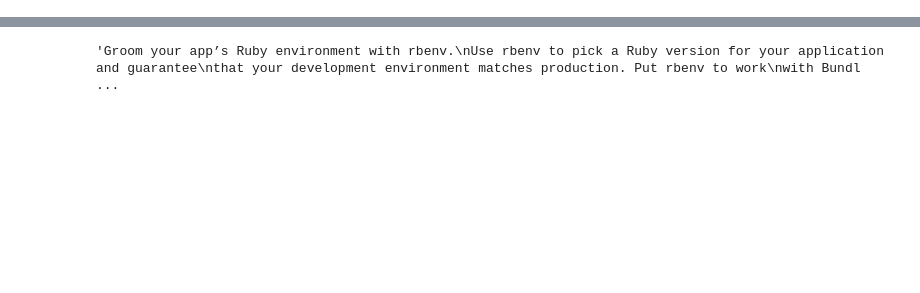
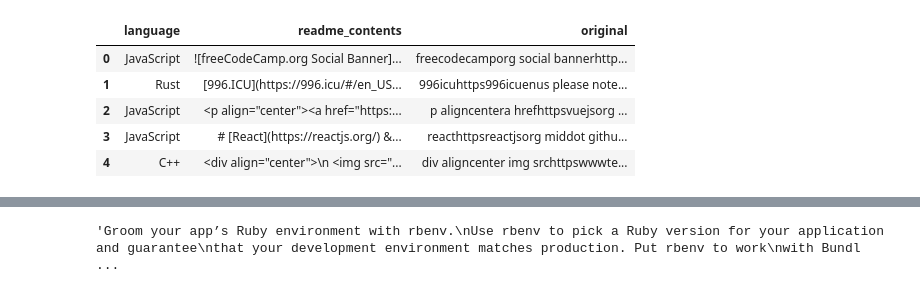
Before and after one commit to pellegrino-nlp/nlp_project, a Jupyter notebook: faith_starting.ipynb, the cells around one changed output, grey strips where cells are left out. Drawn from its saved outputs; the diff is of its cells as text; code cells hidden in the pictures; blank space fills up the shorter version.

```diff
--- a/faith_starting.ipynb
+++ b/faith_starting.ipynb
@@ -15,0 +52,15 @@ response = get(url, headers=headers)
+# %%
+def basic_clean(string):
+    """
+    Lowercase the string
+    Normalize unicode characters
+    Replace anything that is not a letter, number, whitespace or a single quote.
+    """
+    string = string.lower()
+    string = unicodedata.normalize('NFKD', string).encode('ascii', 'ignore').decode('utf-8', 'ignore')
+    # remove anything not a space character, an apostrophy, letter, or number
+    string = re.sub(r"[^a-z0-9'\s]", '', string)
+    # convert newlins and tabs to a single space
+    string = re.sub(r'[\r|\n|\r\n]+', ' ', string)
+    string = string.strip()
+    return string
@@ -15,0 +109,9 @@ response = get(url, headers=headers)
+# %%
+df.head()
+# %% [output]
+|  | language | readme_contents | original |
+| 0 | JavaScript | ![freeCodeCamp.org Social Banner]... | freecodecamporg social bannerhttp... |
+| 1 | Rust | [996.ICU](https://996.icu/#/en_US... | 996icuhttps996icuenus please note... |
+| 2 | JavaScript | <p align="center"><a href="https:... | p aligncentera hrefhttpsvuejsorg ... |
+| 3 | JavaScript | # [React](https://reactjs.org/) &... | reacthttpsreactjsorg middot githu... |
+| 4 | C++ | <div align="center">\n <img src="... | div aligncenter img srchttpswwwte... |
```
Also changed, not shown: parts of 25 cells of this notebook, 1 other file.
